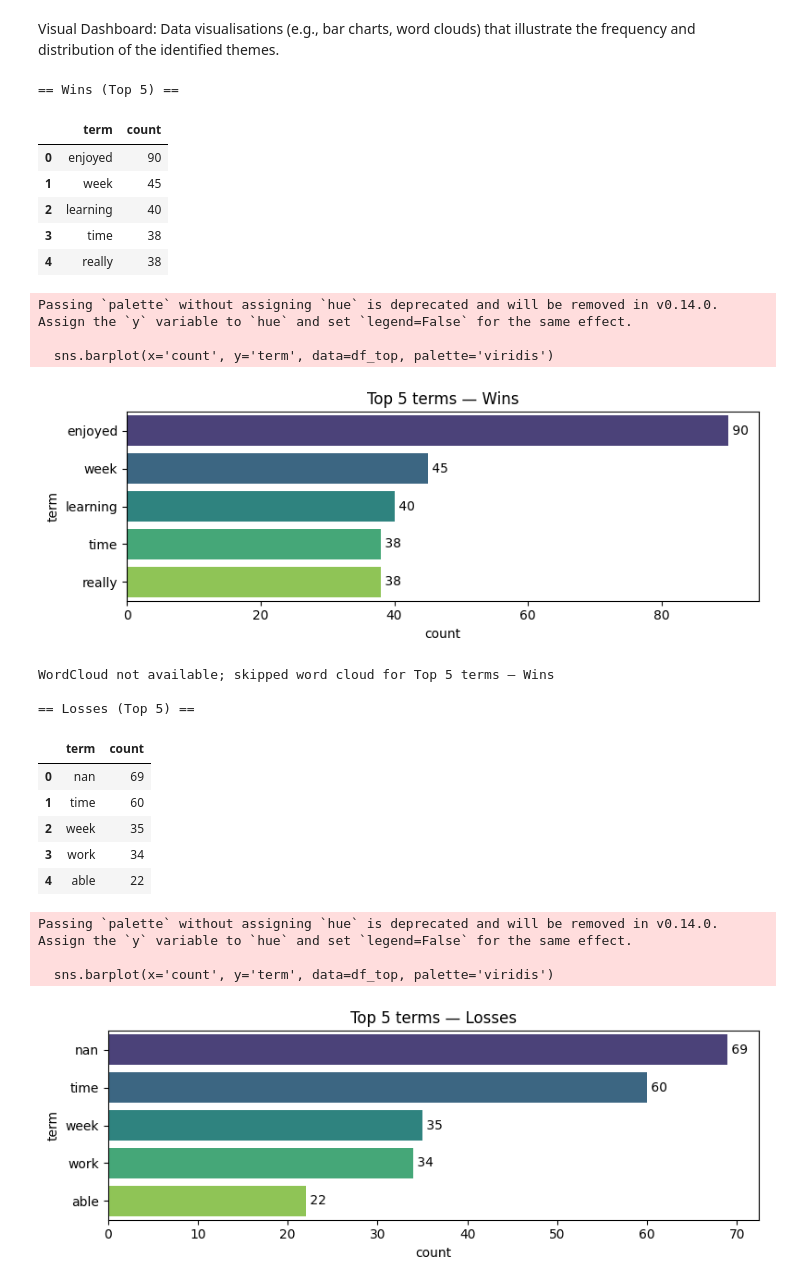
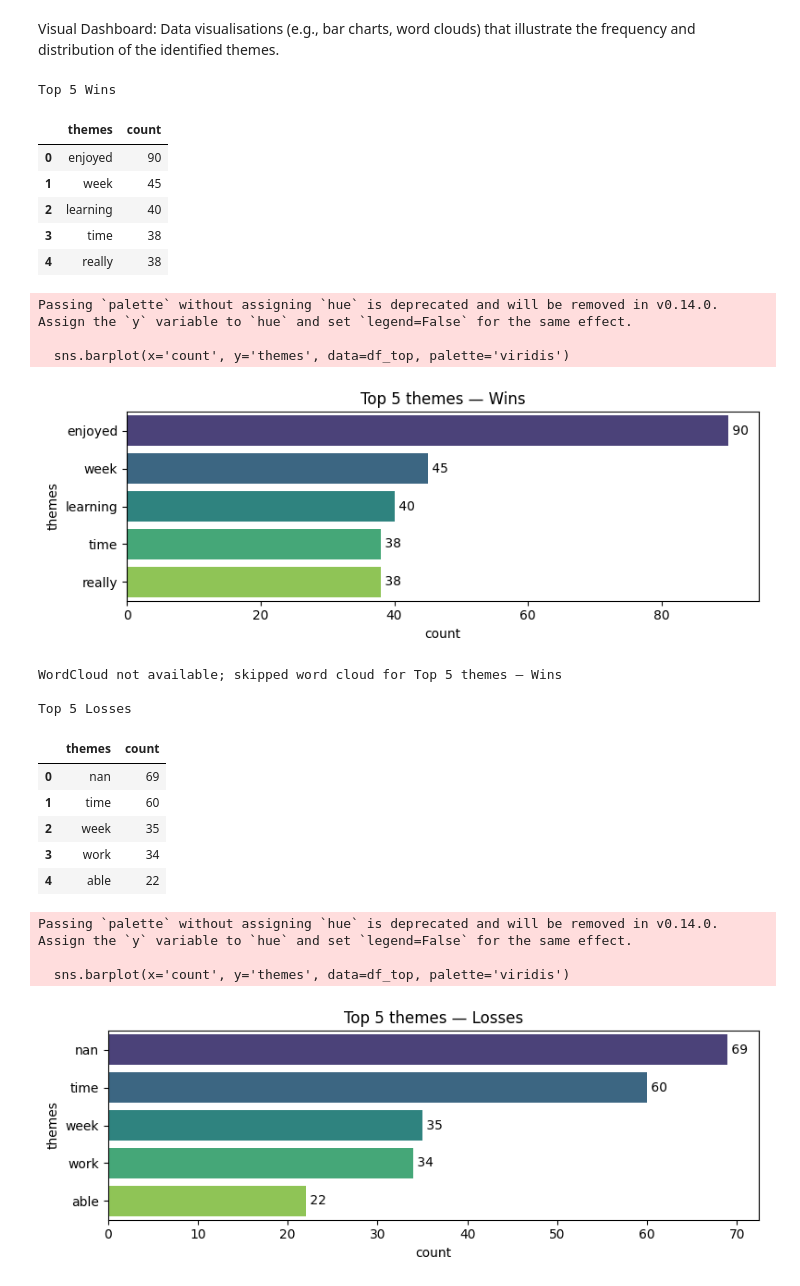
Before and after one commit to WesleySephai/NLP-Trend-Identification, a Jupyter notebook: nlp1.ipynb, the cells around one changed output. Cells and saved outputs as stored; diff of their text form; code cells hidden in the pictures.

```diff
--- a/nlp1.ipynb
+++ b/nlp1.ipynb
@@ -395,7 +402,7 @@ def top_terms_df(column, n=15):
         raise RuntimeError('DataFrame `df` not found - run preprocessing cells first')
     docs = df[column].fillna('').astype(str).tolist()
     if not any(doc.strip() for doc in docs):
-        return pd.DataFrame(columns=['term','count'])
+        return pd.DataFrame(columns=['themes','count'])
     if CV is None:
         # try local import if sklearn was missing earlier
         from sklearn.feature_extraction.text import CountVectorizer as CV_local
@@ -406,54 +413,54 @@ def top_terms_df(column, n=15):
     sums = X.sum(axis=0).A1
     terms = vec.get_feature_names_out()
     idx = sums.argsort()[::-1][:n]
-    return pd.DataFrame({'term': terms[idx], 'count': sums[idx].astype(int)})
+    return pd.DataFrame({'themes': terms[idx], 'count': sums[idx].astype(int)})
 
 def plot_term_bar(df_top, title):
     if df_top.empty:
-        print(f'No terms for {title}')
+        print(f'No themes for {title}')
         return
     plt.figure(figsize=(8, max(3, len(df_top)*0.35)))
-    sns.barplot(x='count', y='term', data=df_top, palette='viridis')
+    sns.barplot(x='count', y='themes', data=df_top, palette='viridis')
     plt.title(title)
-    for i, (cnt, term) in enumerate(zip(df_top['count'], df_top['term'])):
+    for i, (cnt, themes) in enumerate(zip(df_top['count'], df_top['themes'])):
         plt.text(cnt, i, f' {int(cnt)}', va='center')
     plt.tight_layout()
     plt.show()
 
     # WordCloud (optional)
     if WordCloud is not None:
-        freqs = dict(zip(df_top['term'], df_top['count']))
+        freqs = dict(zip(df_top['themes'], df_top['count']))
         wc = WordCloud(width=800, height=400, background_color='white').generate_from_frequencies(freqs)
         plt.figure(figsize=(10,4))
         plt.imshow(wc, interpolation='bilinear')
         plt.axis('off')
         plt.title(title + ' — WordCloud')
         plt.show()
     else:
         print('WordCloud not available; skipped word cloud for', title)
 
 # Display & plot Top-5 for each column
 for col, label in [(Win, 'Wins'), (Loss, 'Losses'), (Blocker, 'Blockers')]:
-    print(f'\n== {label} (Top 5) ==')
+    print(f'\nTop 5 {label}')
     df_top = top_terms_df(col, n=5)
     display(df_top)
-    plot_term_bar(df_top, f'Top 5 terms — {label}')
+    plot_term_bar(df_top, f'Top 5 themes — {label}')
 # %% [output]
-== Wins (Top 5) ==
+Top 5 Wins
-|  | term | count |
+|  | themes | count |
 | 0 | enjoyed | 90 |
 | 1 | week | 45 |
 | 2 | learning | 40 |
 | 3 | time | 38 |
 | 4 | really | 38 |
 Passing `palette` without assigning `hue` is deprecated and will be removed in v0.14.0. Assign the `y` variable to `hue` and set `legend=False` for the same effect.
 
-  sns.barplot(x='count', y='term', data=df_top, palette='viridis')
+  sns.barplot(x='count', y='themes', data=df_top, palette='viridis')
-[figure, old version]
+[figure, new version]
-WordCloud not available; skipped word cloud for Top 5 terms — Wins
+WordCloud not available; skipped word cloud for Top 5 themes — Wins
 
-== Losses (Top 5) ==
+Top 5 Losses
-|  | term | count |
+|  | themes | count |
 | 0 | nan | 69 |
 | 1 | time | 60 |
 | 2 | week | 35 |
@@ -461,5 +468,5 @@ WordCloud not available; skipped word cloud for Top 5 terms — Wins
 | 4 | able | 22 |
 Passing `palette` without assigning `hue` is deprecated and will be removed in v0.14.0. Assign the `y` variable to `hue` and set `legend=False` for the same effect.
 
-  sns.barplot(x='count', y='term', data=df_top, palette='viridis')
+  sns.barplot(x='count', y='themes', data=df_top, palette='viridis')
-[figure, old version]
+[figure, new version]
```
Also changed, not shown: parts of 8 cells of this notebook.
